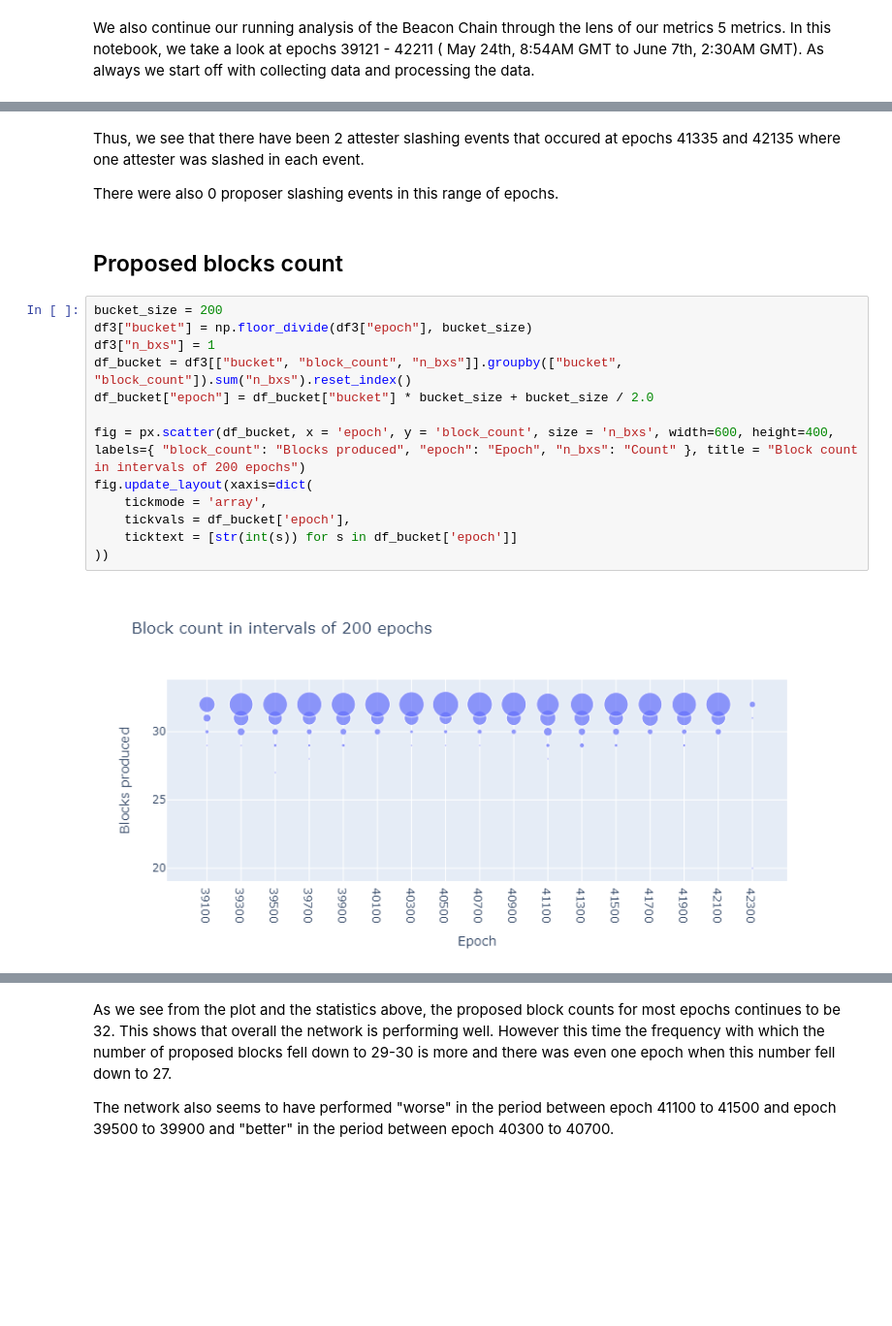
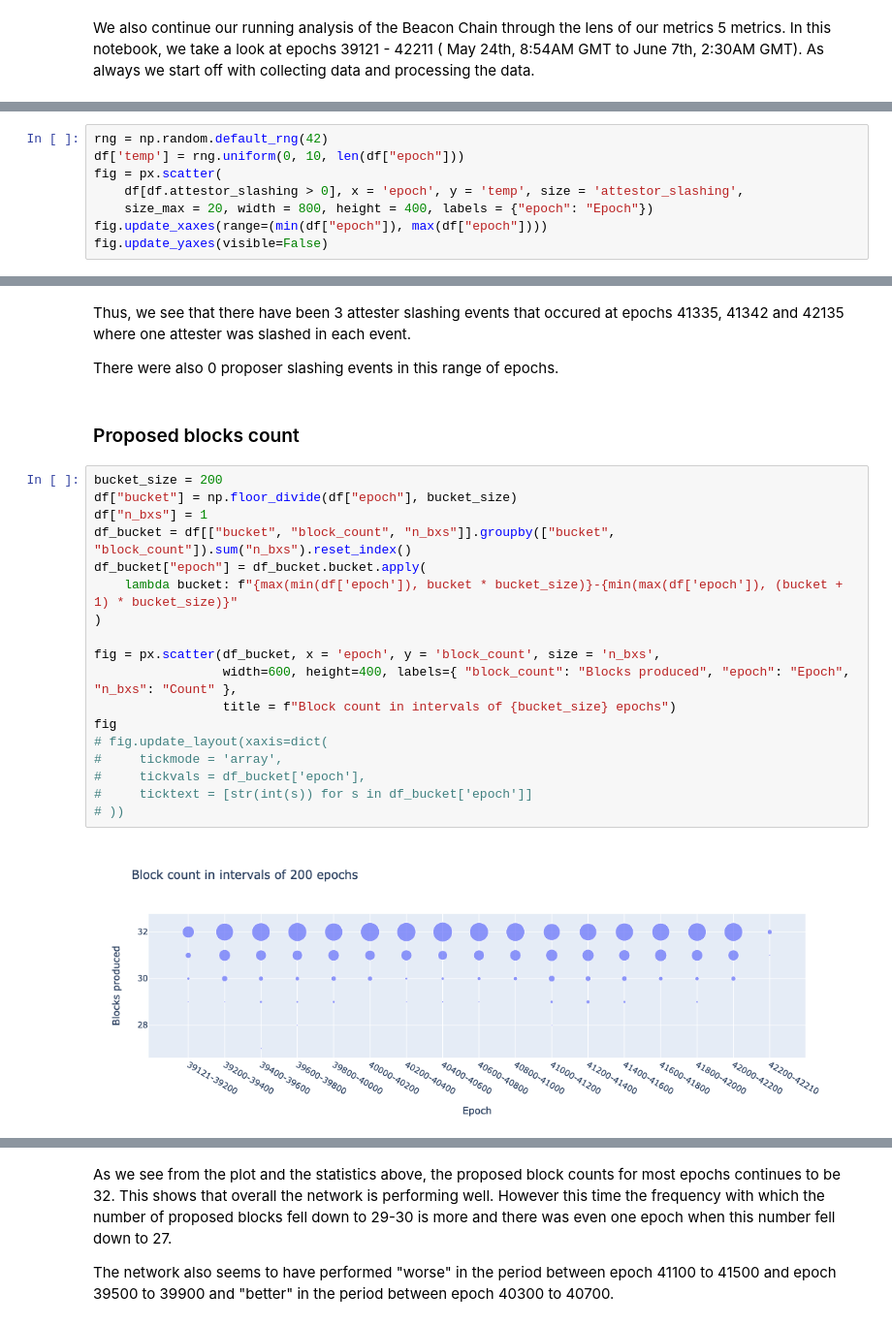
Before and after one commit to SHSR2001/beacondigest, a Jupyter notebook: notebooks/2021/06/07/oceanic.ipynb, the cells around one changed output, grey strips where cells are left out. Shown at 97% size. Drawn from its saved outputs; the diff is of its cells as text; blank space fills up the shorter version.

```diff
--- a/notebooks/2021/06/07/oceanic.ipynb
+++ b/notebooks/2021/06/07/oceanic.ipynb
@@ -241,0 +220,8 @@ px.scatter(x=df2['epoch'], y=df2['proposer_slashing'], labels = {"x": "Epoch", "
+# %%
+rng = np.random.default_rng(42)
+df['temp'] = rng.uniform(0, 10, len(df["epoch"]))
+fig = px.scatter(
+    df[df.attestor_slashing > 0], x = 'epoch', y = 'temp', size = 'attestor_slashing',
+    size_max = 20, width = 800, height = 400, labels = {"epoch": "Epoch"})
+fig.update_xaxes(range=(min(df["epoch"]), max(df["epoch"])))
+fig.update_yaxes(visible=False)
@@ -242,21 +238,26 @@ px.scatter(x=df2['epoch'], y=df2['proposer_slashing'], labels = {"x": "Epoch", "
 # %% [markdown]
-Thus, we see that there have been 2 attester slashing events that occured at epochs 41335 and 42135 where one attester was slashed in each event.
+Thus, we see that there have been 3 attester slashing events that occured at epochs 41335, 41342 and 42135 where one attester was slashed in each event.
 
 There were also 0 proposer slashing events in this range of epochs.
 # %% [markdown]
-## Proposed blocks count
+### Proposed blocks count
 # %%
 bucket_size = 200
-df3["bucket"] = np.floor_divide(df3["epoch"], bucket_size)
-df3["n_bxs"] = 1
-df_bucket = df3[["bucket", "block_count", "n_bxs"]].groupby(["bucket", "block_count"]).sum("n_bxs").reset_index()
-df_bucket["epoch"] = df_bucket["bucket"] * bucket_size + bucket_size / 2.0
+df["bucket"] = np.floor_divide(df["epoch"], bucket_size)
+df["n_bxs"] = 1
+df_bucket = df[["bucket", "block_count", "n_bxs"]].groupby(["bucket", "block_count"]).sum("n_bxs").reset_index()
+df_bucket["epoch"] = df_bucket.bucket.apply(
+    lambda bucket: f"{max(min(df['epoch']), bucket * bucket_size)}-{min(max(df['epoch']), (bucket + 1) * bucket_size)}"
+)
 
-fig = px.scatter(df_bucket, x = 'epoch', y = 'block_count', size = 'n_bxs', width=600, height=400, labels={ "block_count": "Blocks produced", "epoch": "Epoch", "n_bxs": "Count" }, title = "Block count in intervals of 200 epochs")
-fig.update_layout(xaxis=dict(
-    tickmode = 'array',
-    tickvals = df_bucket['epoch'],
-    ticktext = [str(int(s)) for s in df_bucket['epoch']]
-))
+fig = px.scatter(df_bucket, x = 'epoch', y = 'block_count', size = 'n_bxs',
+                 width=600, height=400, labels={ "block_count": "Blocks produced", "epoch": "Epoch", "n_bxs": "Count" },
+                 title = f"Block count in intervals of {bucket_size} epochs")
+fig
+# fig.update_layout(xaxis=dict(
+#     tickmode = 'array',
+#     tickvals = df_bucket['epoch'],
+#     ticktext = [str(int(s)) for s in df_bucket['epoch']]
+# ))
 # %% [output]
-[figure, old version]
+[figure, new version]
```
Also changed, not shown: parts of 28 cells of this notebook, 2 other files.
